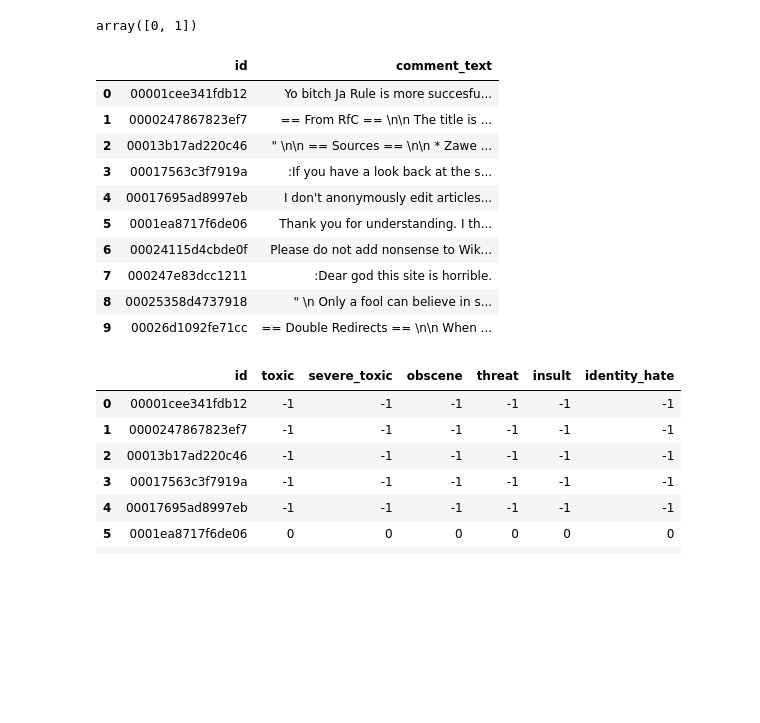
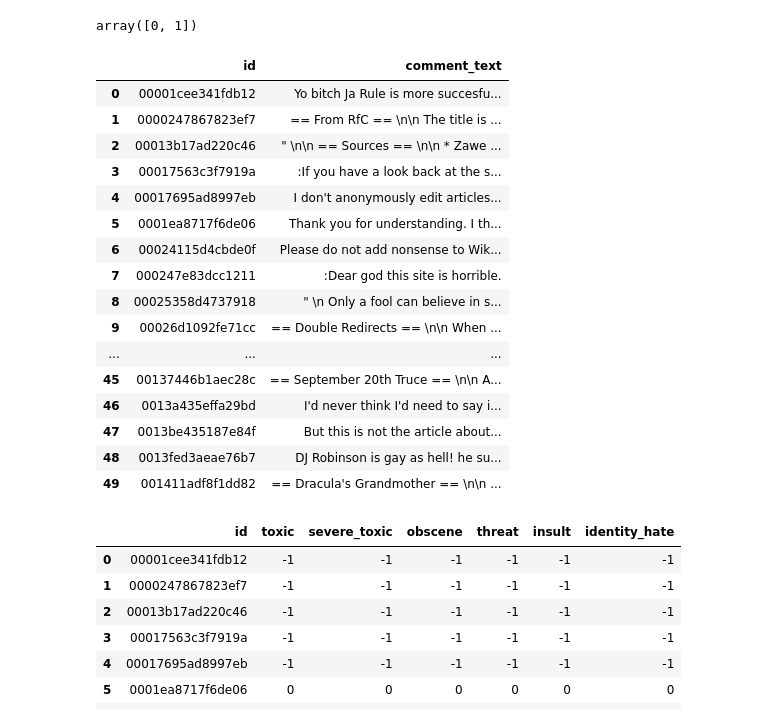
Before and after one commit to emkademy-handson/cybulde-data-handson, a Jupyter notebook: notebooks/eda-jtc.ipynb, the cells around one changed output. Drawn from its saved outputs; the diff is of its cells as text; code cells hidden in the pictures; blank space fills up the shorter version.

```diff
--- a/notebooks/eda-jtc.ipynb
+++ b/notebooks/eda-jtc.ipynb
@@ -39,19 +45,25 @@ train_df["identity_hate"].unique()
 # %% [output]
 array([0, 1])
 # %%
-test_df.head(10)
+test_df.head(50)
 # %% [output]
 |  | id | comment_text |
 | 0 | 00001cee341fdb12 | Yo bitch Ja Rule is more succesfu... |
 | 1 | 0000247867823ef7 | == From RfC == \n\n The title is ... |
 | 2 | 00013b17ad220c46 | " \n\n == Sources == \n\n * Zawe ... |
 | 3 | 00017563c3f7919a | :If you have a look back at the s... |
 | 4 | 00017695ad8997eb | I don't anonymously edit articles... |
 | 5 | 0001ea8717f6de06 | Thank you for understanding. I th... |
 | 6 | 00024115d4cbde0f | Please do not add nonsense to Wik... |
 | 7 | 000247e83dcc1211 | :Dear god this site is horrible. |
 | 8 | 00025358d4737918 | " \n Only a fool can believe in s... |
 | 9 | 00026d1092fe71cc | == Double Redirects == \n\n When ... |
+| ... | ... | ... |
+| 45 | 00137446b1aec28c | == September 20th Truce == \n\n A... |
+| 46 | 0013a435effa29bd | I'd never think I'd need to say i... |
+| 47 | 0013be435187e84f | But this is not the article about... |
+| 48 | 0013fed3aeae76b7 | DJ Robinson is gay as hell! he su... |
+| 49 | 001411adf8f1dd82 | == Dracula's Grandmother == \n\n ... |
 # %%
 test_labels_df.head(10)
 # %% [output]
```
Also changed, not shown: parts of 1 cell of this notebook, 14 other files.
